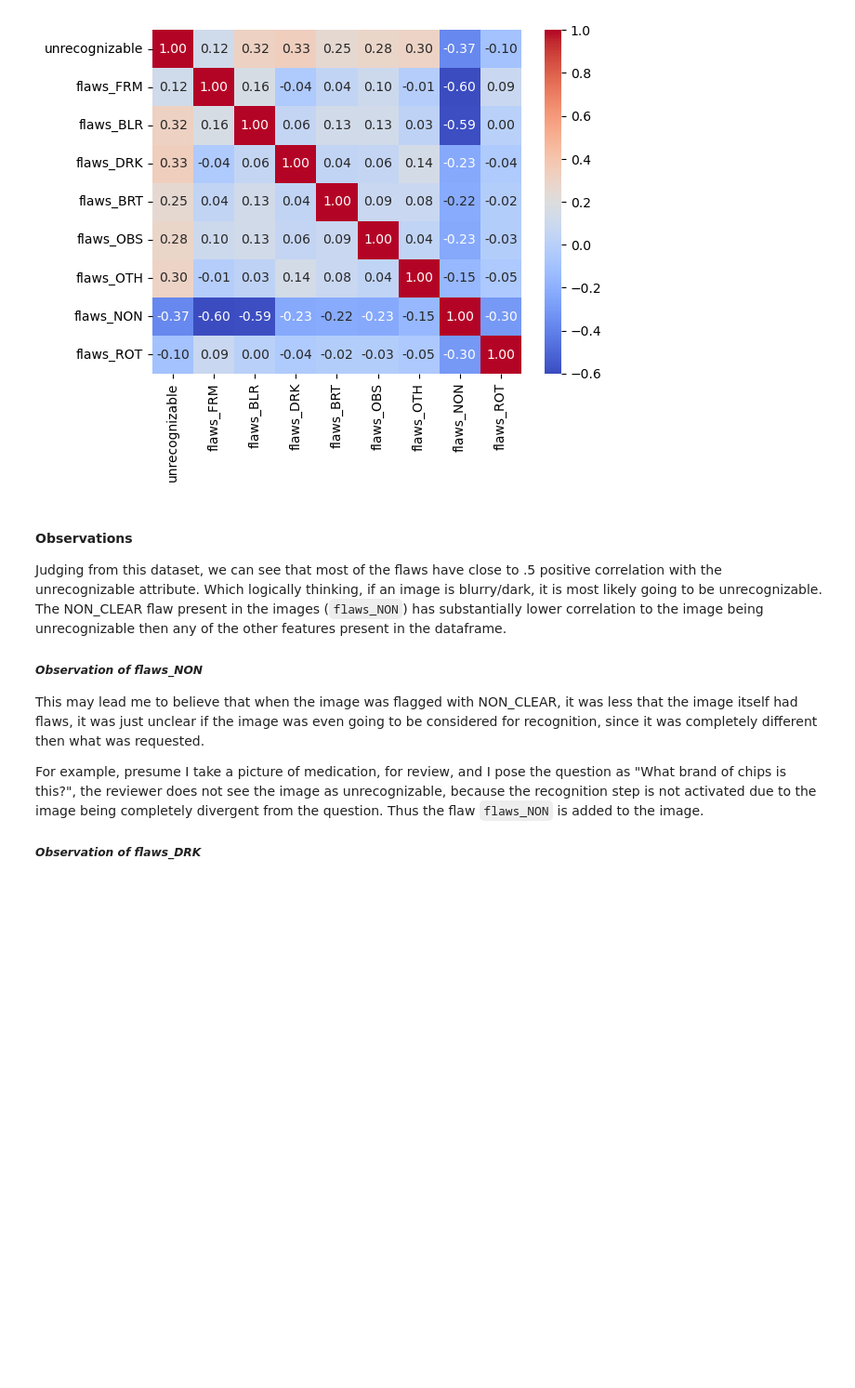
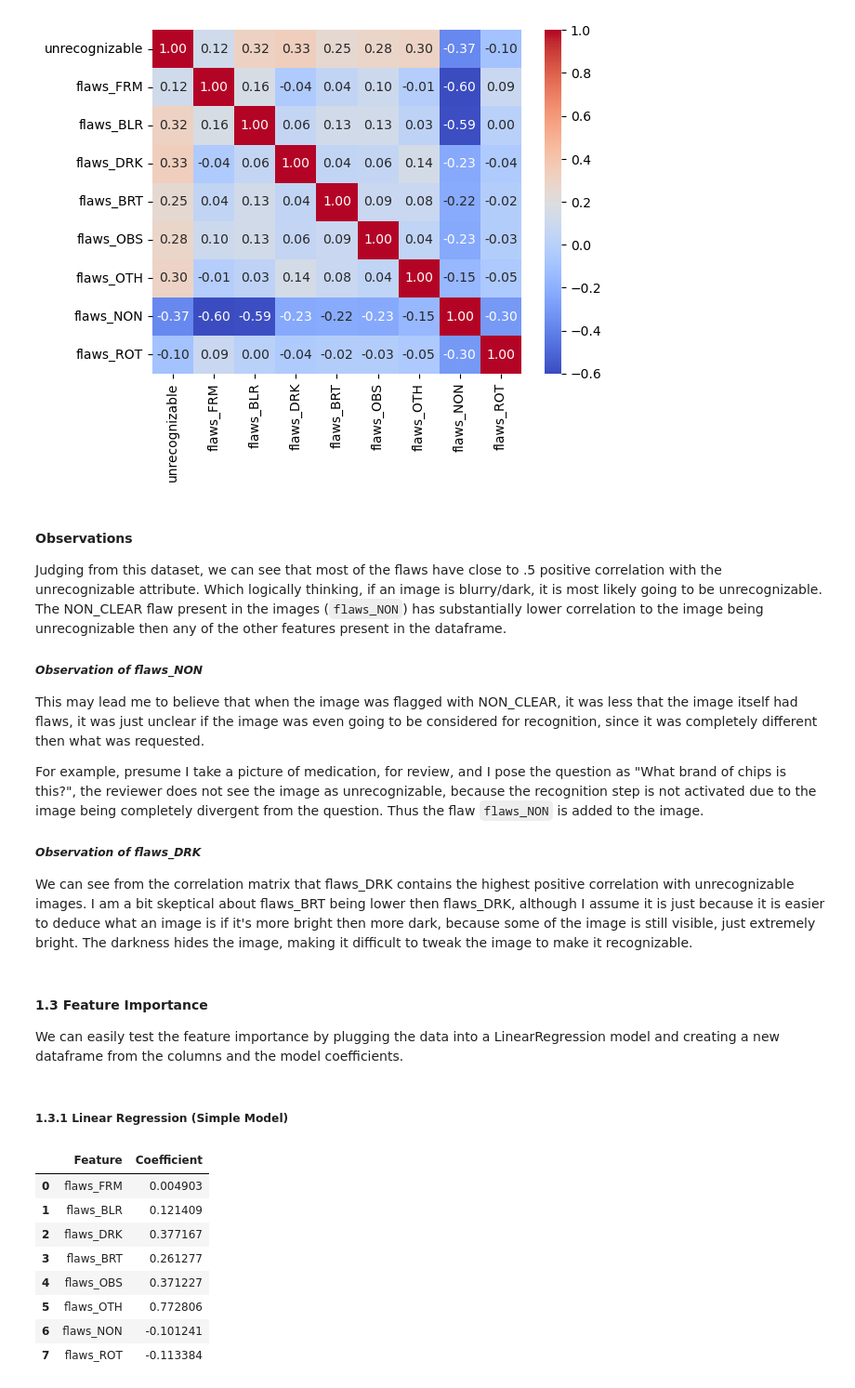
Before and after one commit to cthacker-udel/VizWizAnnotations, a Jupyter notebook: image_quality_issues.ipynb, the cells around one changed output. Shown at 93% size. Cells and saved outputs as stored; diff of their text form; code cells hidden in the pictures; blank space fills up the shorter version.

Commit message:
feat: Added beginning of feature importance analysis

```diff
--- a/image_quality_issues.ipynb
+++ b/image_quality_issues.ipynb
@@ -86,3 +86,30 @@ This may lead me to believe that when the image was flagged with NON_CLEAR, it w
 For example, presume I take a picture of medication, for review, and I pose the question as "What brand of chips is this?", the reviewer does not see the image as unrecognizable, because the recognition step is not activated due to the image being completely divergent from the question. Thus the flaw `flaws_NON` is added to the image.
 
 ##### *Observation of flaws_DRK*
+
+We can see from the correlation matrix that flaws_DRK contains the highest positive correlation with unrecognizable images. I am a bit skeptical about flaws_BRT being lower then flaws_DRK, although I assume it is just because it is easier to deduce what an image is if it's more bright then more dark, because some of the image is still visible, just extremely bright. The darkness hides the image, making it difficult to tweak the image to make it recognizable.
+# %% [markdown]
+#### 1.3 Feature Importance
+
+We can easily test the feature importance by plugging the data into a LinearRegression model and creating a new dataframe from the columns and the model coefficients.
+# %% [markdown]
+##### 1.3.1 Linear Regression (Simple Model)
+# %%
+from sklearn.linear_model import LinearRegression
+
+model = LinearRegression()
+model.fit(data_df, target)
+
+feature_importance = pd.DataFrame({ 'Feature': data_df.columns, 'Coefficient': model.coef_ })
+
+feature_importance
+# %% [output]
+|  | Feature | Coefficient |
+| 0 | flaws_FRM | 0.004903 |
+| 1 | flaws_BLR | 0.121409 |
+| 2 | flaws_DRK | 0.377167 |
+| 3 | flaws_BRT | 0.261277 |
+| 4 | flaws_OBS | 0.371227 |
+| 5 | flaws_OTH | 0.772806 |
+| 6 | flaws_NON | -0.101241 |
+| 7 | flaws_ROT | -0.113384 |
```
Also changed, not shown: parts of 4 cells of this notebook.
